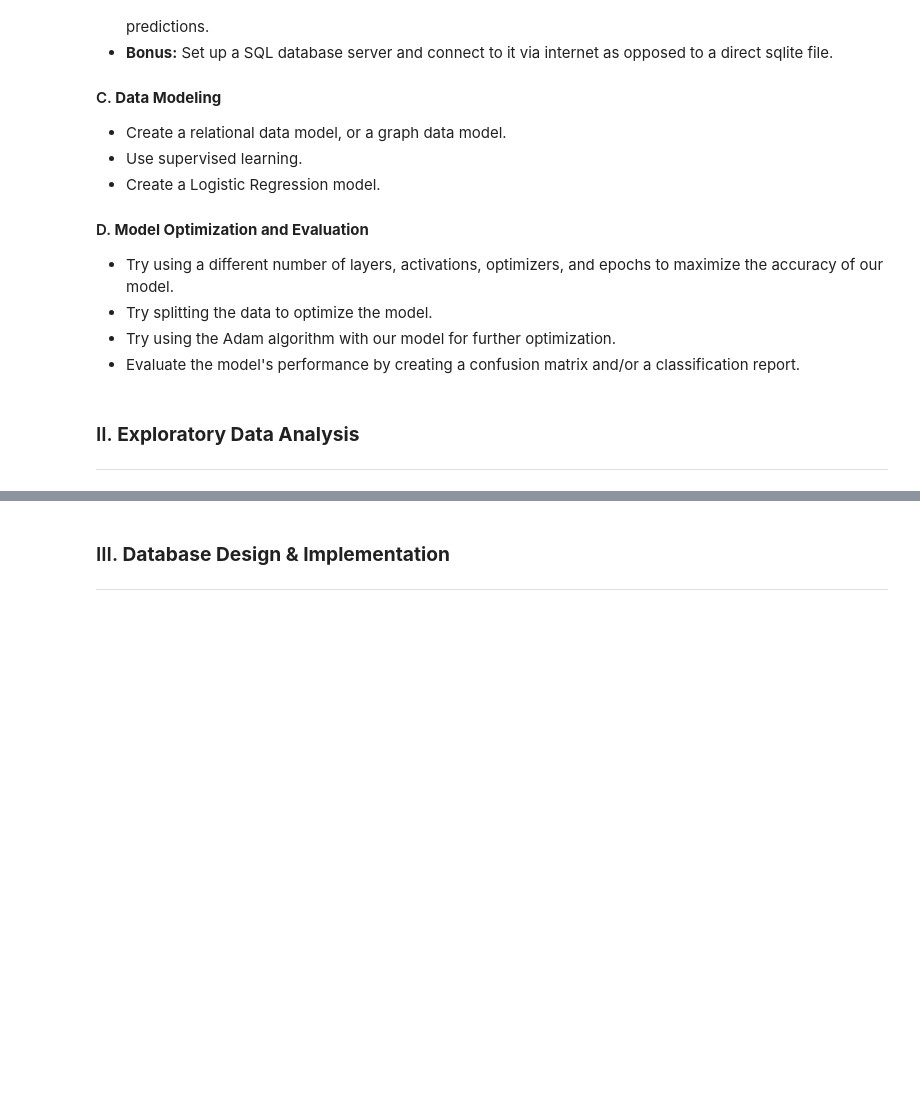
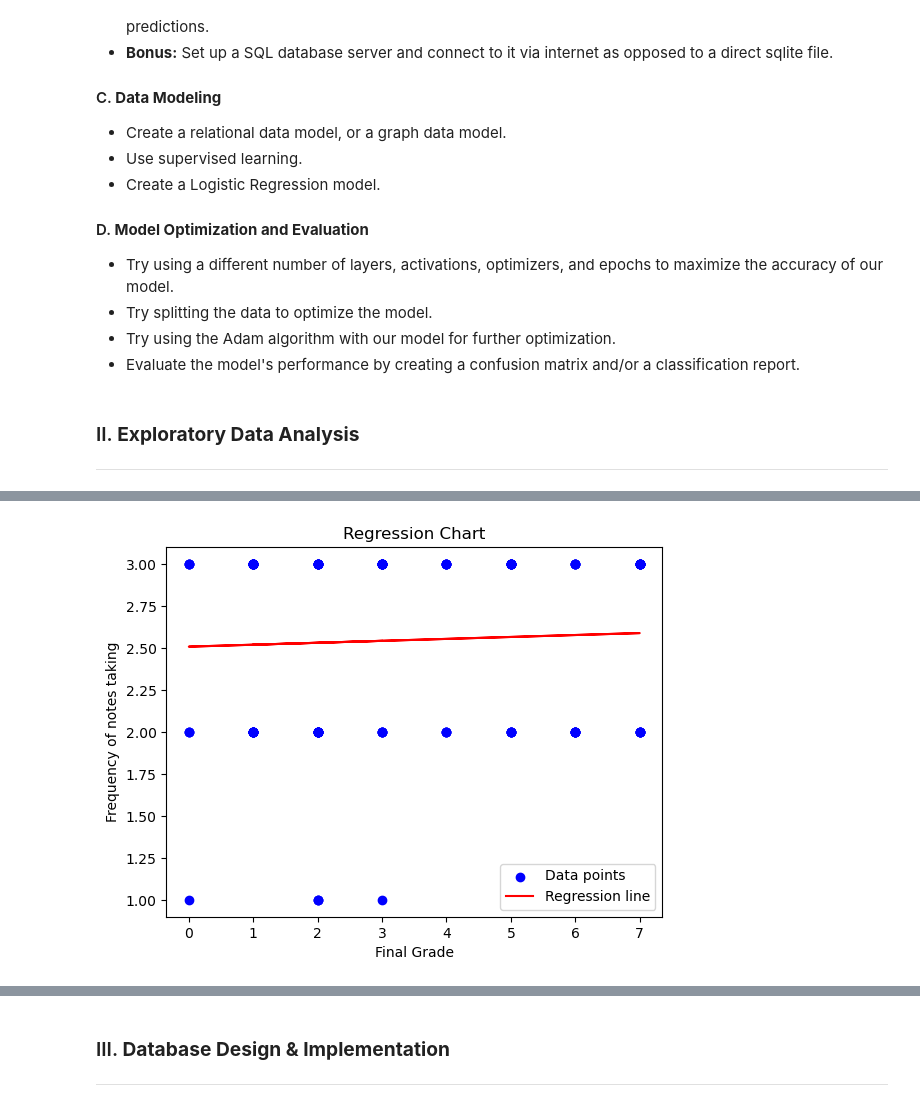
Before and after one commit to andreawcy/Project_4_Online-course-engagement-analysis, a Jupyter notebook: notebook_draft.ipynb, the cells around one changed output, grey strips where cells are left out. Cells and saved outputs as stored; diff of their text form; code cells hidden in the pictures; blank space fills up the shorter version.

```diff
--- a/notebook_draft.ipynb
+++ b/notebook_draft.ipynb
@@ -45,0 +184,29 @@ We decided to approach the topic in the following outline:
+# %%
+#Run regression on taking notes in class and Final Grades
+
+X = master_df['GRADE'].values.reshape(-1, 1)
+y = master_df['Taking notes in classes'].values
+
+# Create a linear regression model and fit it to the data
+model = LinearRegression()
+model.fit(X, y)
+
+# Predict values for the regression line
+y_pred = model.predict(X)
+
+# Plot the data points (scatter plot)
+plt.scatter(master_df['GRADE'], master_df['Taking notes in classes'], color='blue', label='Data points')
+
+# Plot the regression line
+plt.plot(master_df['GRADE'], y_pred, color='red', label='Regression line')
+
+# Add title and labels
+plt.title('Regression Chart')
+plt.xlabel('Final Grade')
+plt.ylabel('Frequency of notes taking')
+plt.legend()
+
+# Show the plot
+plt.show()
+# %% [output]
+[figure, added]
```
Also changed, not shown: parts of 11 cells of this notebook, 1 other file.
